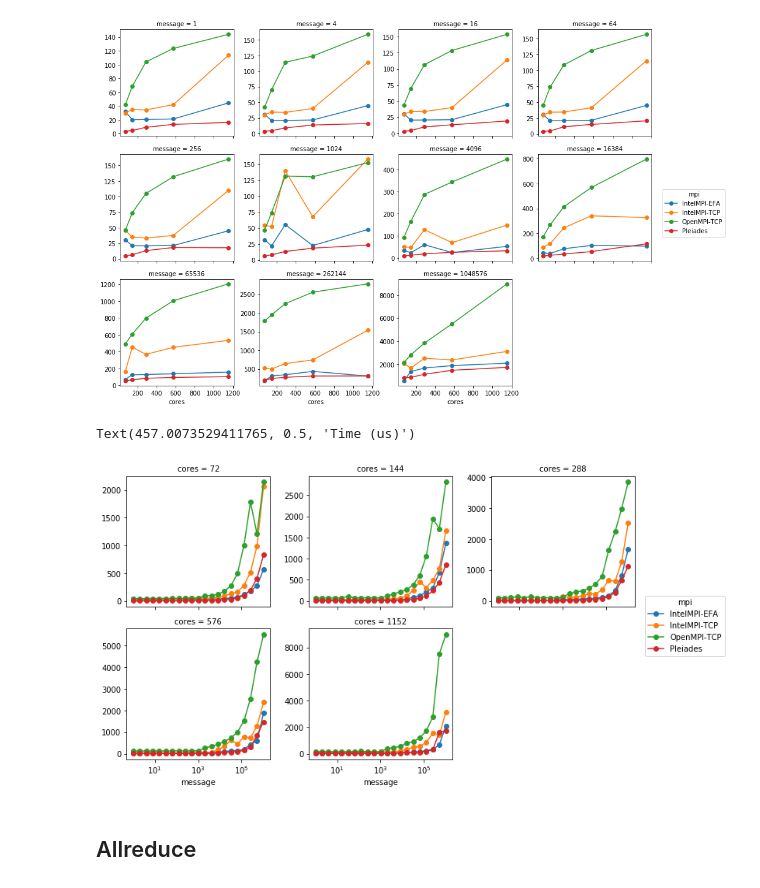
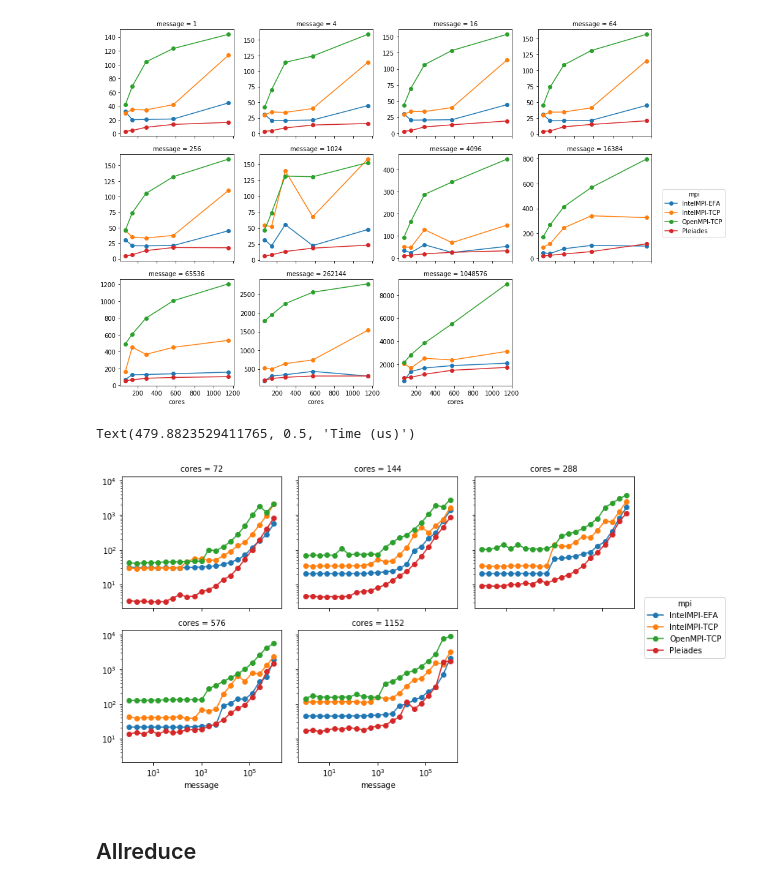
Before and after one commit to JiaweiZhuang/aws-mpi-benchmark, a Jupyter notebook: notebooks/collective_compare_pleiades.ipynb, the cells around one changed output. Cells and saved outputs as stored; diff of their text form; code cells hidden in the pictures.

```diff
--- a/notebooks/collective_compare_pleiades.ipynb
+++ b/notebooks/collective_compare_pleiades.ipynb
@@ -100,12 +100,13 @@ dr.isel(message=-1).mean(dim='run').plot(hue='mpi', marker='o');
 # %% [output]
 [figure]
 # %%
-dr.mean(dim='run').plot(col='cores', hue='mpi', marker='o', col_wrap=3, sharey=False)
+dr.mean(dim='run').plot(col='cores', hue='mpi', marker='o', col_wrap=3, sharey=True)
 plt.xscale('log')
+plt.yscale('log')
 plt.ylabel('Time (us)')
 # %% [output]
-Text(457.0073529411765, 0.5, 'Time (us)')
+Text(479.8823529411765, 0.5, 'Time (us)')
-[figure, old version]
+[figure, new version]
 # %% [markdown]
 ## Allreduce
 # %%
```
Also changed, not shown: parts of 10 cells of this notebook.
